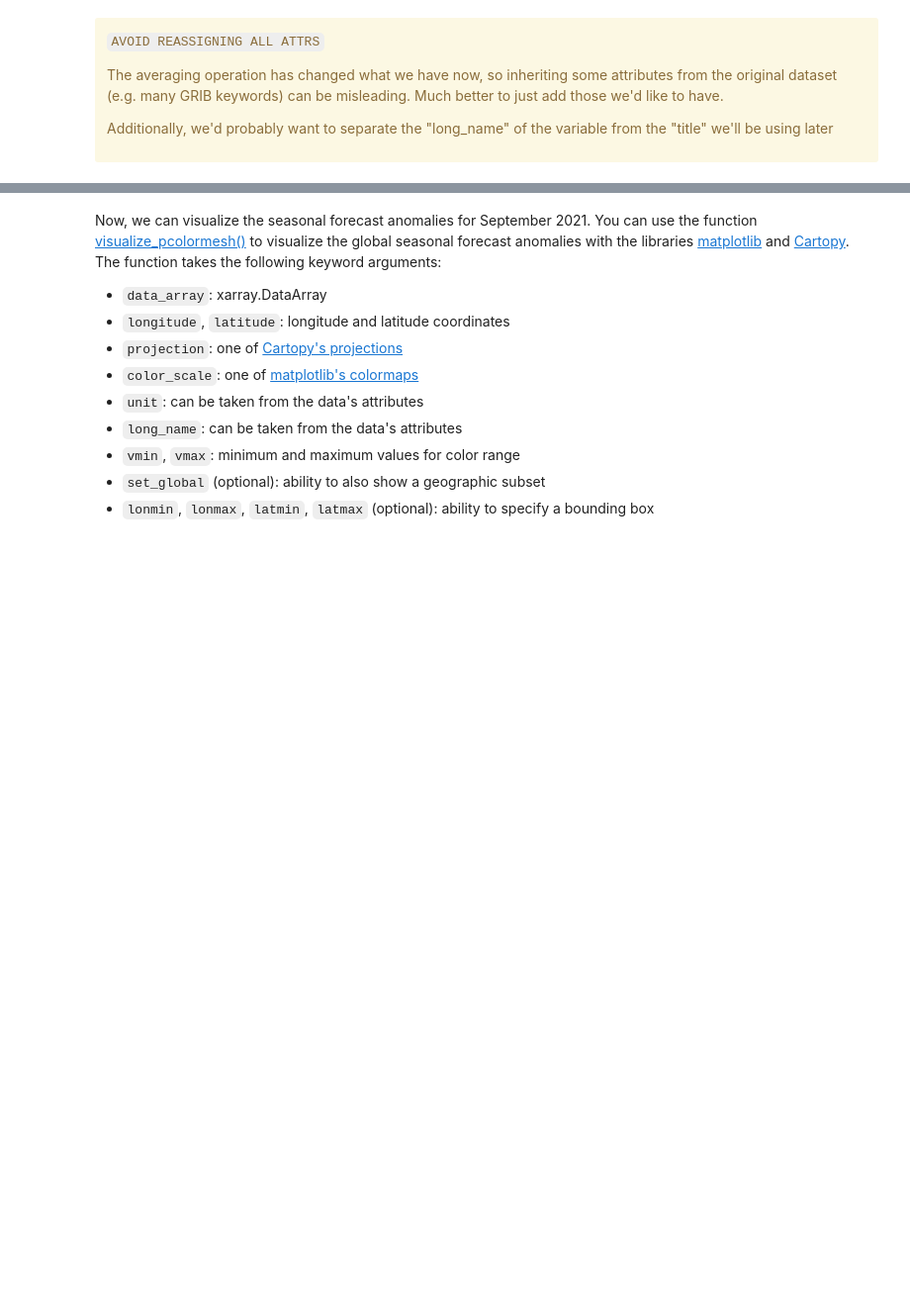
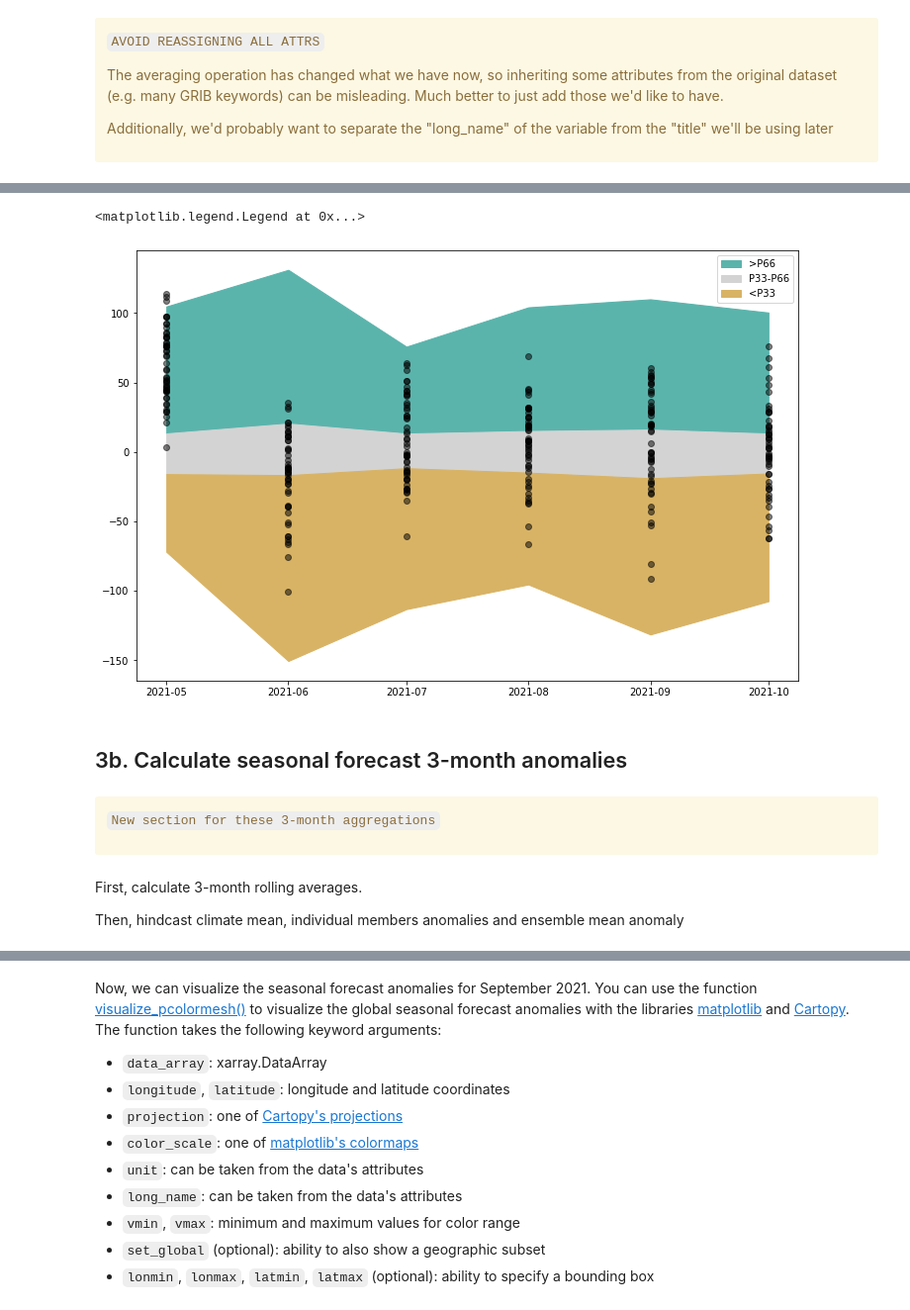
Before and after one commit to edupenabad/copernicus-training, a Jupyter notebook: 121_c3s_seasonal_forecasts_anomalies.ipynb, the cells around one changed output, grey strips where cells are left out. Shown: that part at 99% size. Saved outputs shown, nothing was run; the diff lists cells and outputs as text; code cells hidden in the pictures; blank space fills up the shorter version.

```diff
--- a/121_c3s_seasonal_forecasts_anomalies.ipynb
+++ b/121_c3s_seasonal_forecasts_anomalies.ipynb
@@ -401,0 +441,3 @@ Attributes:
+# %%
+tprate_hindcast_SAsia = ds_latlon_subset(tprate_hindcast, subselregion)
+tprate_hindcast_SAsia = tprate_hindcast_SAsia.weighted(w).mean(['latitude','longitude'])
@@ -401,0 +446,40 @@ Attributes:
+# %%
+anom_hindcast = tprate_hindcast_SAsia - tprate_hindcast_SAsia.mean(['number','time'])
+# %%
+# To calculate number of days, it uses the first year in the hindcast (i.e. ignores leap years)
+vt = [ pd.to_datetime(anom_hindcast.time.values[0]) + relativedelta(months=fcmonth-1) for fcmonth in anom_hindcast.forecastMonth]
+numdays = [monthrange(dd.year,dd.month)[1] for dd in vt]
+anom_hindcast = anom_hindcast.assign_coords(numdays=('forecastMonth',numdays))
+
+
+anom_hindcast_tp = anom_hindcast * anom_hindcast.numdays * 24 * 60 * 60 * 1000
+# %%
+P0=anom_hindcast_tp.min(['number','time'])
+P33=anom_hindcast_tp.quantile(0.33,['number','time'])
+P66=anom_hindcast_tp.quantile(0.66,['number','time'])
+P100=anom_hindcast_tp.max(['number','time'])
+# %%
+fig=plt.figure(figsize=(12, 8))
+thisax=fig.gca()
+# anoms_SAsia.plot(ax=thisax, linestyle='dotted', color='green', legend=False, label='')
+# anoms_SAsia.plot(ax=thisax, marker='o', linestyle='', color='black', alpha=0.5, legend=False)
+thisax.plot(anoms_SAsia, marker='o', linestyle='', color='black', alpha=0.5, label='_nolegend_')
+thisax.fill_between(anoms_SAsia.index,P66,P100,color='#5ab4ac',label='>P66')
+thisax.fill_between(anoms_SAsia.index,P33,P66,color='lightgray',label='P33-P66')
+thisax.fill_between(anoms_SAsia.index,P0,P33,color='#d8b365',label='<P33')
+plt.legend()
+# %% [output]
+<matplotlib.legend.Legend at 0x...>
+[figure, added]
+# %% [markdown]
+## <a id='seas5_anomalies_3months'></a> 3b. Calculate seasonal forecast 3-month anomalies
+# %% [markdown]
+<div class="alert alert-block alert-warning">
+
+`New section for these 3-month aggregations`
+
+</div>
+# %% [markdown]
+First, calculate 3-month rolling averages.
+
+Then, hindcast climate mean, individual members anomalies and ensemble mean anomaly
```
Also changed, not shown: parts of 27 cells of this notebook.
